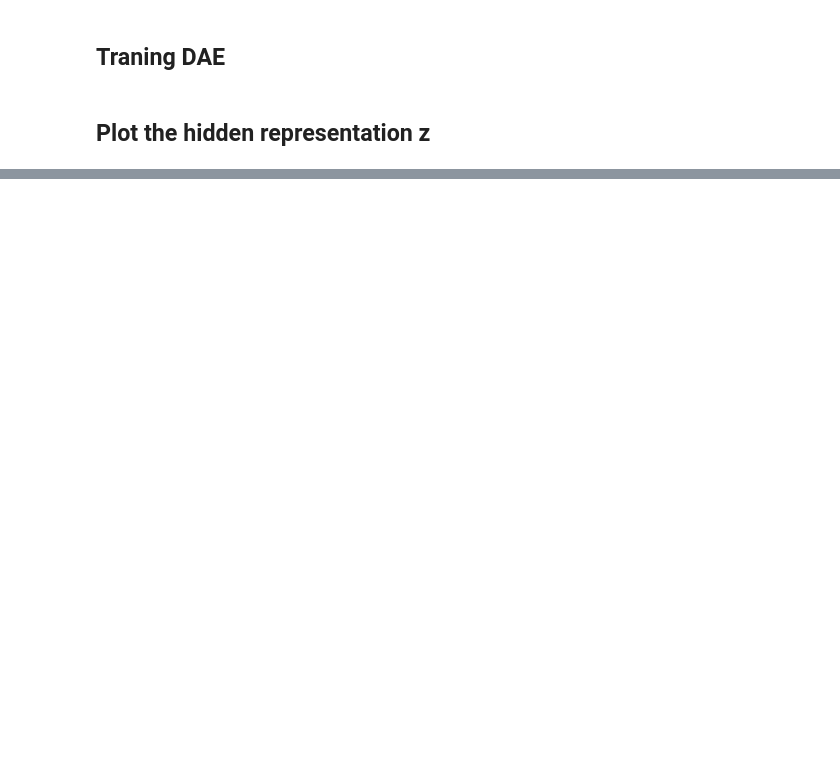
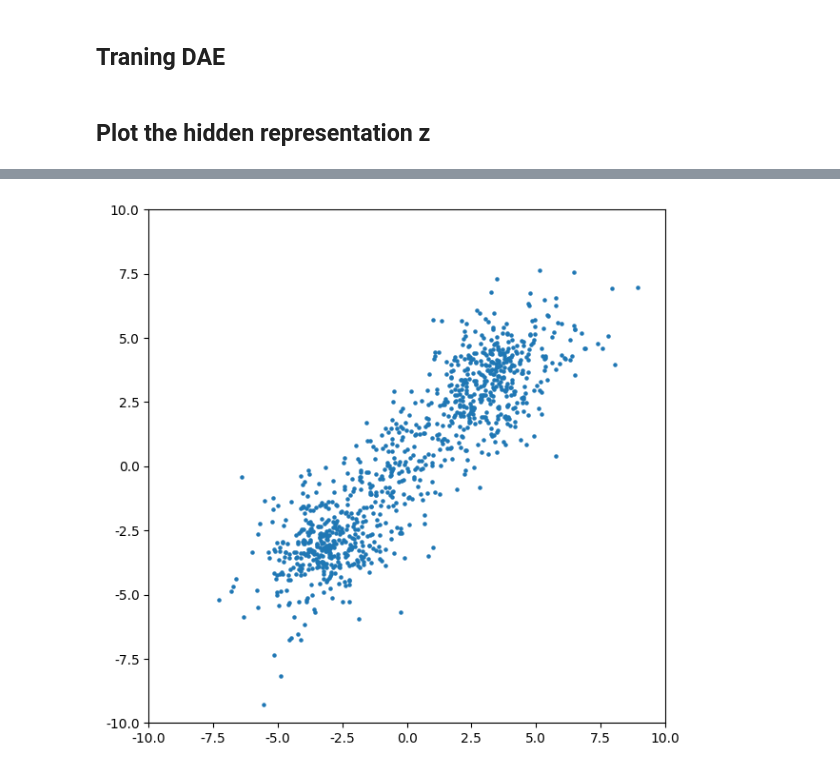
Before and after one commit to wangxuuu/LSGM-demo, a Jupyter notebook: DAE_demo_C2.ipynb, the cells around one changed output, grey strips where cells are left out. Saved outputs shown, nothing was run; the diff lists cells and outputs as text; code cells hidden in the pictures; blank space fills up the shorter version.

```diff
--- a/DAE_demo_C2.ipynb
+++ b/DAE_demo_C2.ipynb
@@ -166,3 +173,9 @@ plt.legend()
+# %%
+# no diffusion process
+x_reconst = vae.decode(sample, type='mse')
+scatter(x_reconst, only_final, scatter_range = scatter_range)
+# %% [output]
+[figure, added]
 # %%
 # no diffusion process
 x_reconst = vae.decode(z, type='mse')
```
Also changed, not shown: parts of 6 cells of this notebook, 3 other files.
